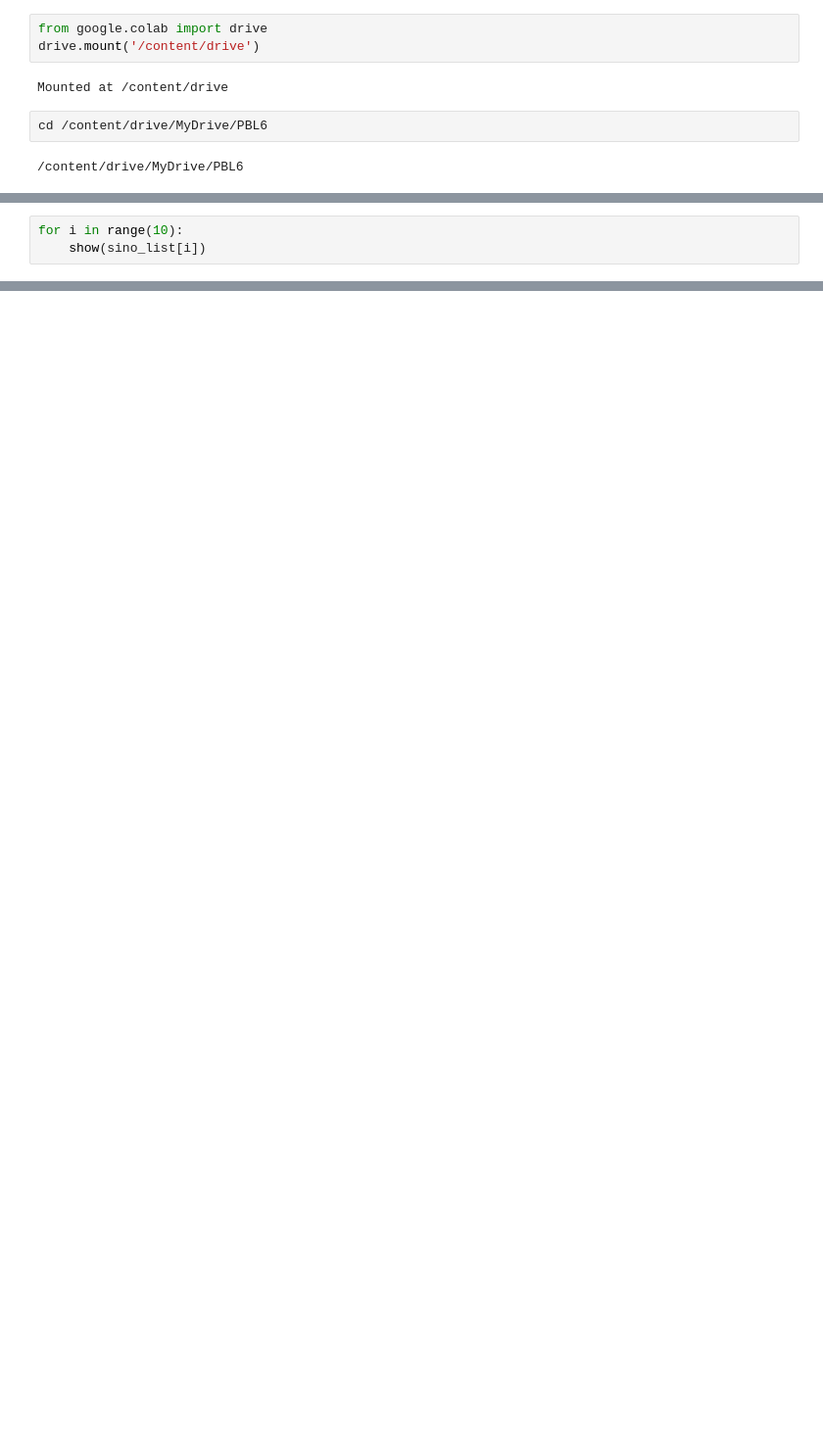
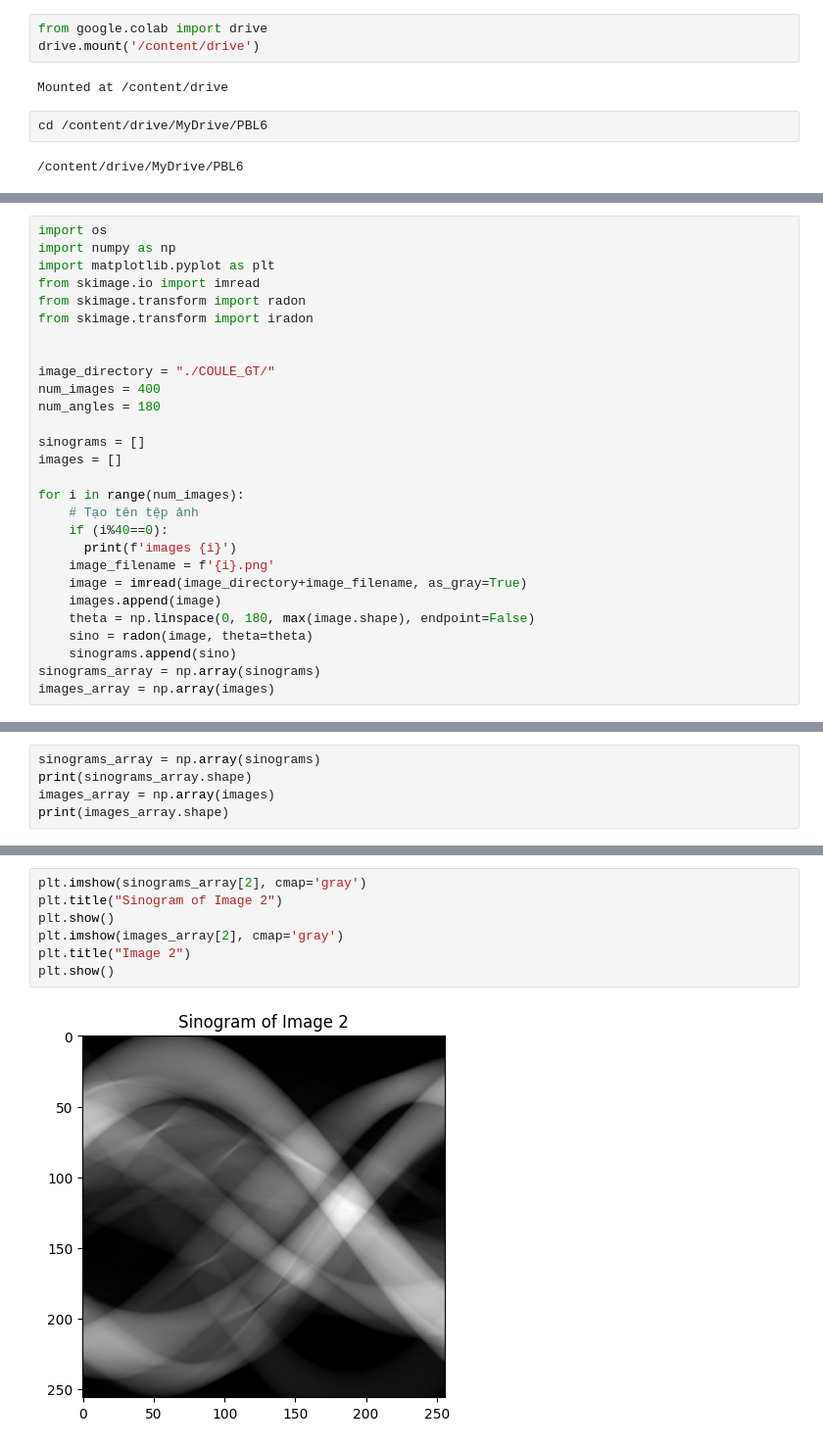
Before and after one commit to duyhau0802/PBL6_CT_Reconstruction_using_AI, a Jupyter notebook: PBL6_sinogram_to_image_model.ipynb, the cells around one changed output, grey strips where cells are left out. Shown: that part at 98% size. Saved outputs shown, nothing was run; the diff lists cells and outputs as text; blank space fills up the shorter version.

```diff
--- a/PBL6_sinogram_to_image_model.ipynb
+++ b/PBL6_sinogram_to_image_model.ipynb
@@ -144,3 +9,0 @@ sino.shape
-# %%
-for i in range(10):
-    show(sino_list[i])
@@ -157,0 +22,28 @@ for i in range(10):
+# %%
+import os
+import numpy as np
+import matplotlib.pyplot as plt
+from skimage.io import imread
+from skimage.transform import radon
+from skimage.transform import iradon
+
+
+image_directory = "./COULE_GT/"
+num_images = 400
+num_angles = 180
+
+sinograms = []
+images = []
+
+for i in range(num_images):
+    # Tạo tên tệp ảnh
+    if (i%40==0):
+      print(f'images {i}')
+    image_filename = f'{i}.png'
+    image = imread(image_directory+image_filename, as_gray=True)
+    images.append(image)
+    theta = np.linspace(0, 180, max(image.shape), endpoint=False)
+    sino = radon(image, theta=theta)
+    sinograms.append(sino)
+sinograms_array = np.array(sinograms)
+images_array = np.array(images)
@@ -157,0 +98,5 @@ for i in range(10):
+# %%
+sinograms_array = np.array(sinograms)
+print(sinograms_array.shape)
+images_array = np.array(images)
+print(images_array.shape)
@@ -157,0 +199,9 @@ for i in range(10):
+# %%
+plt.imshow(sinograms_array[2], cmap='gray')
+plt.title("Sinogram of Image 2")
+plt.show()
+plt.imshow(images_array[2], cmap='gray')
+plt.title("Image 2")
+plt.show()
+# %% [output]
+[figure, added]
```
Also changed, not shown: parts of 55 cells of this notebook.
